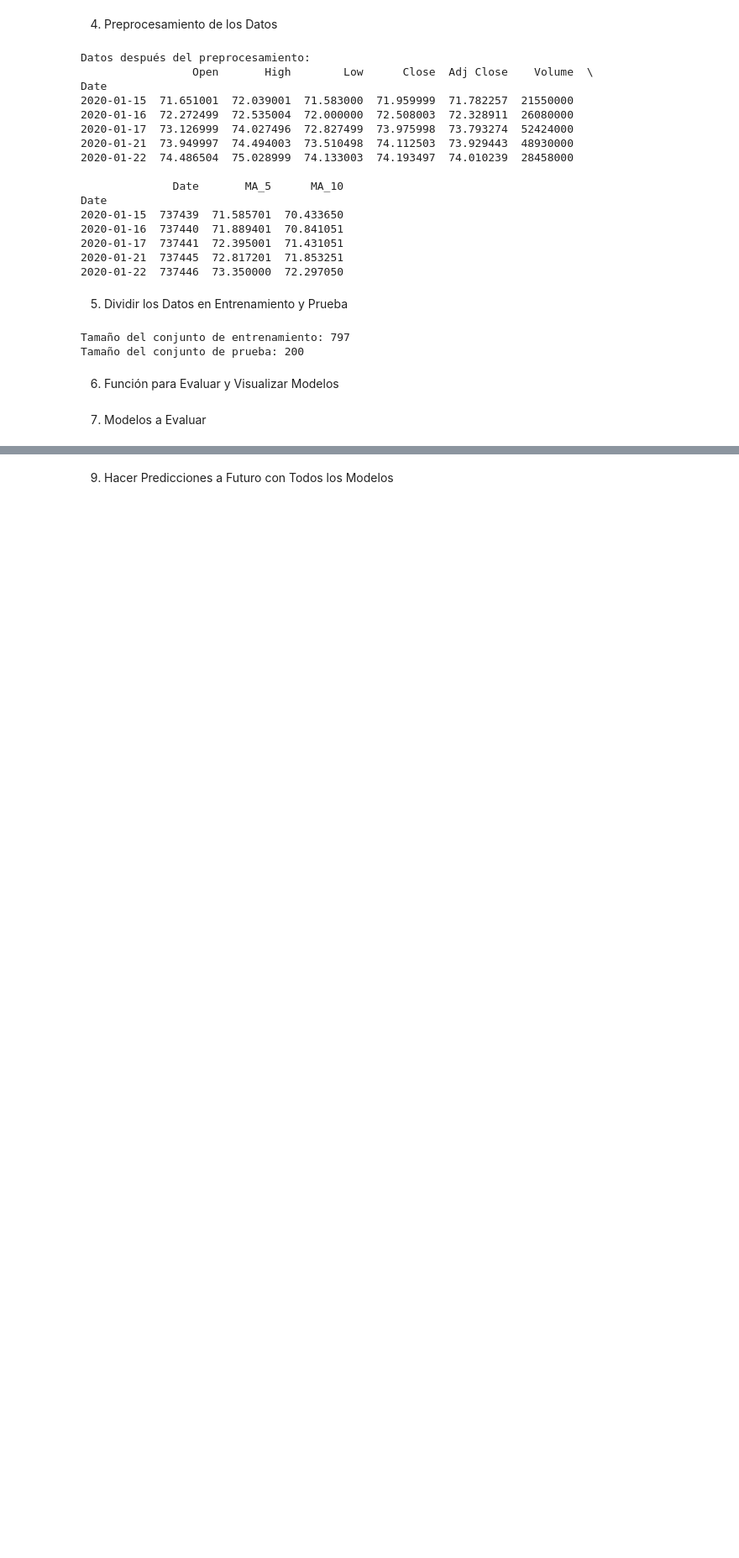
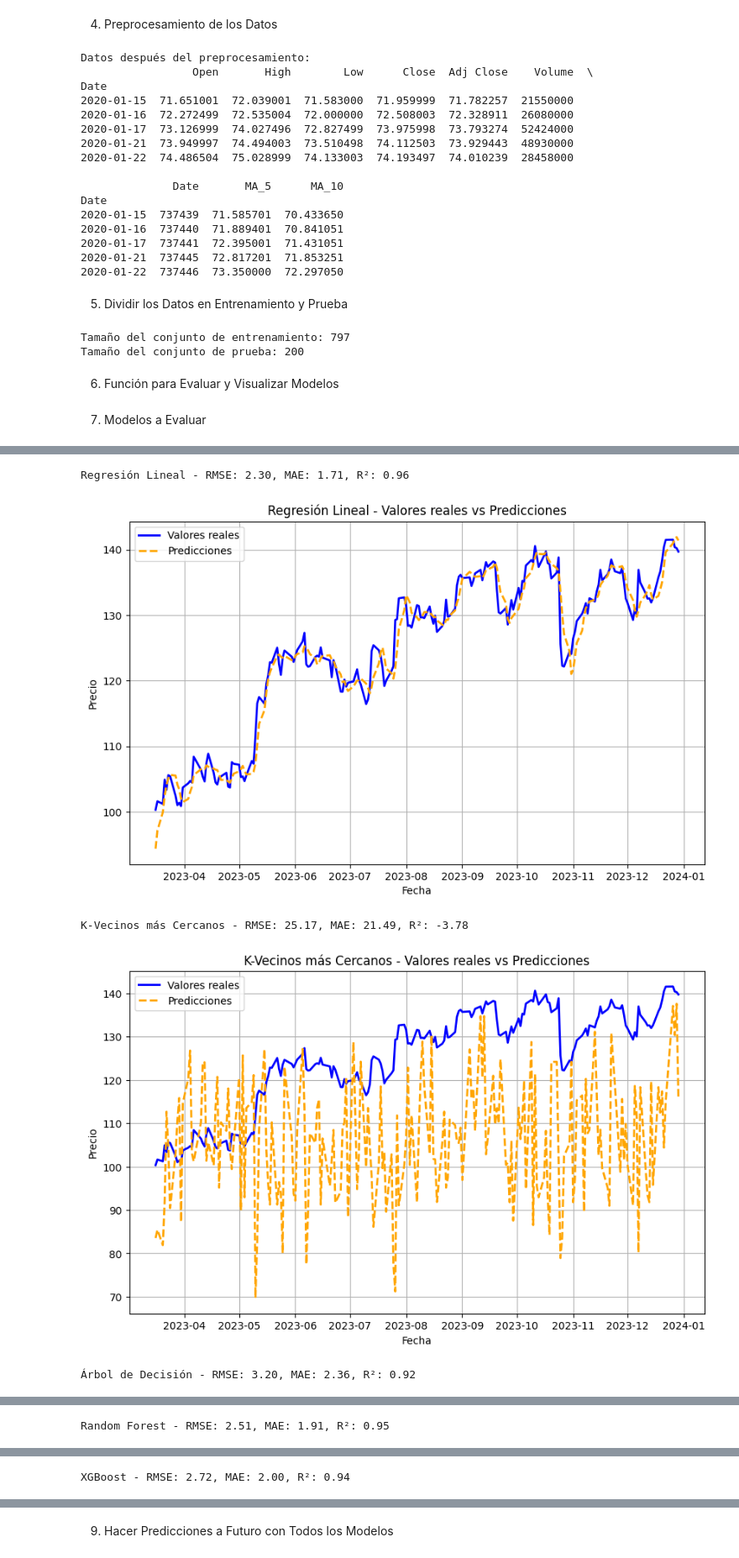
Before and after one commit to JuanArocaMIAR/Proyectos-IA, a Jupyter notebook: Analisis predictivo para bolsa de valores/Predicción bolsa de valores.ipynb, the cells around one changed output, grey strips where cells are left out. Shown at 84% size. Cells and saved outputs as stored; diff of their text form; code cells hidden in the pictures; blank space fills up the shorter version.

```diff
--- a/Analisis predictivo para bolsa de valores/Predicción bolsa de valores.ipynb
+++ b/Analisis predictivo para bolsa de valores/Predicción bolsa de valores.ipynb
@@ -139,16 +125,2 @@ def evaluate_and_plot(model, X_train, y_train, X_test, y_test, model_name):
 # %% [markdown]
 7. Modelos a Evaluar
-# %%
-# 7. Modelos a evaluar
-models = {
-    "Regresión Lineal": LinearRegression(),
-    "K-Vecinos más Cercanos": KNeighborsRegressor(n_neighbors=5),
-    "Árbol de Decisión": DecisionTreeRegressor(),
-    "Random Forest": RandomForestRegressor(n_estimators=100),
-    "XGBoost": xgb.XGBRegressor(objective='reg:squarederror'),
-    "LightGBM": lgb.LGBMRegressor()
-}
-
-trained_models = {}
-for name, model in models.items():
-    trained_models[name] = evaluate_and_plot(model, X_train, y_train, X_test, y_test, name)
@@ -183,0 +127,35 @@ LightGBM - RMSE: 2.46, MAE: 1.83, R²: 0.95
+# %%
+# 7. Entrenar y evaluar los modelos
+def evaluate_and_plot(model, X_train, y_train, X_test, y_test, model_name):
+    model.fit(X_train, y_train)
+    y_pred = model.predict(X_test)
+
+    rmse = np.sqrt(mean_squared_error(y_test, y_pred))
+    mae = mean_absolute_error(y_test, y_pred)
+    r2 = r2_score(y_test, y_pred)
+
+    print(f'{model_name} - RMSE: {rmse:.2f}, MAE: {mae:.2f}, R²: {r2:.2f}')
+
+    # Asegurarse de que los índices estén alineados para la gráfica
+    plt.figure(figsize=(10, 6))
+    plt.plot(y_test.index, y_test.values, label='Valores reales', color='blue', linewidth=2)
+    plt.plot(y_test.index, y_pred, label='Predicciones', color='orange', linestyle='--', linewidth=2)
+    plt.title(f'{model_name} - Valores reales vs Predicciones')
+    plt.xlabel('Fecha')
+    plt.ylabel('Precio')
+    plt.legend()
+    plt.grid()
+    plt.show()
+
+    return model
+
+# Entrenar y evaluar los modelos
+trained_models = {}
+for name, model in models.items():
+    trained_models[name] = evaluate_and_plot(model, X_train, y_train, X_test, y_test, name)
+# %% [output]
+Regresión Lineal - RMSE: 2.30, MAE: 1.71, R²: 0.96
+[figure, added]
+K-Vecinos más Cercanos - RMSE: 25.17, MAE: 21.49, R²: -3.78
+[figure, added]
+Árbol de Decisión - RMSE: 3.20, MAE: 2.36, R²: 0.92
@@ -183,0 +163 @@ LightGBM - RMSE: 2.46, MAE: 1.83, R²: 0.95
+Random Forest - RMSE: 2.51, MAE: 1.91, R²: 0.95
@@ -183,0 +165 @@ LightGBM - RMSE: 2.46, MAE: 1.83, R²: 0.95
+XGBoost - RMSE: 2.72, MAE: 2.00, R²: 0.94
```
Also changed, not shown: parts of 9 cells of this notebook.
